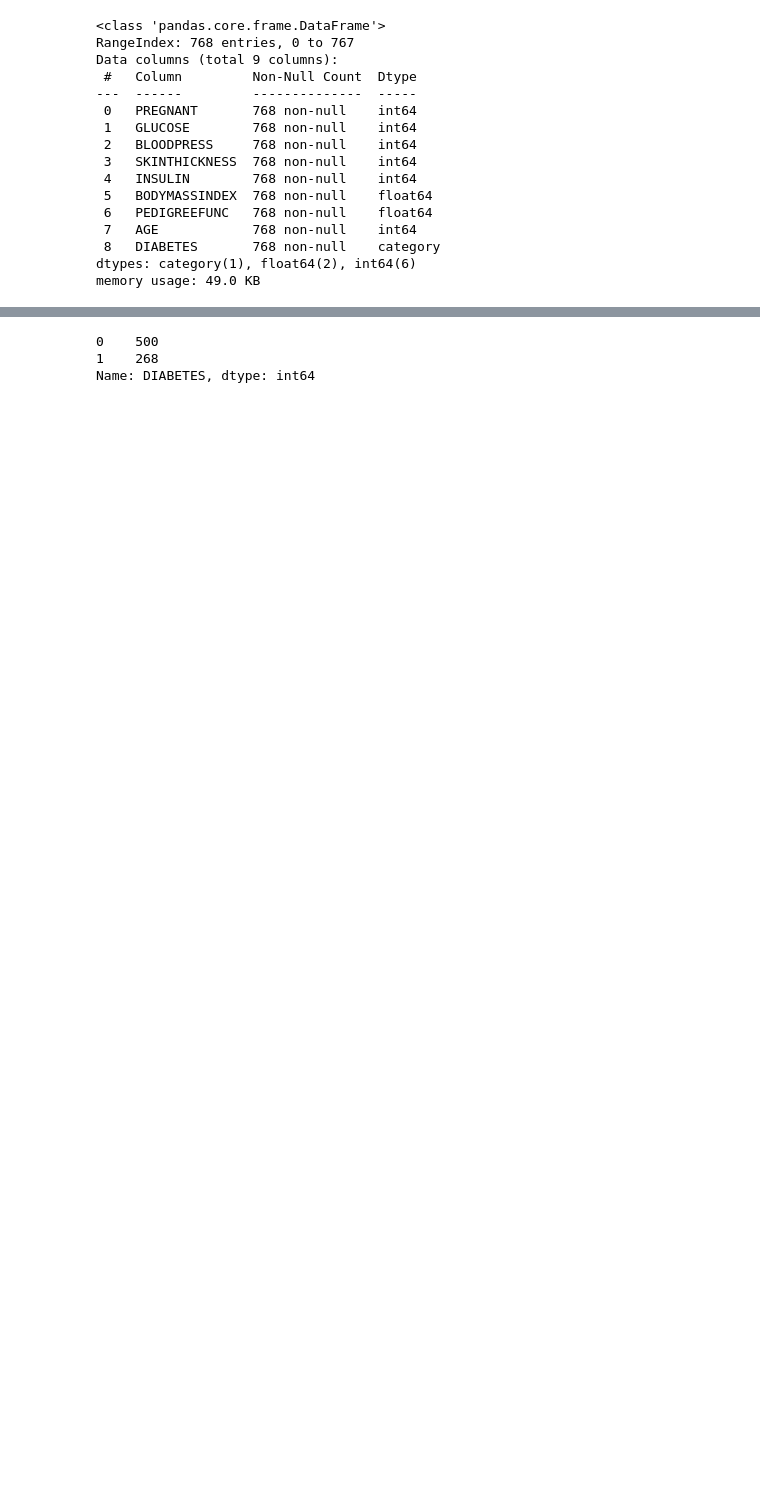
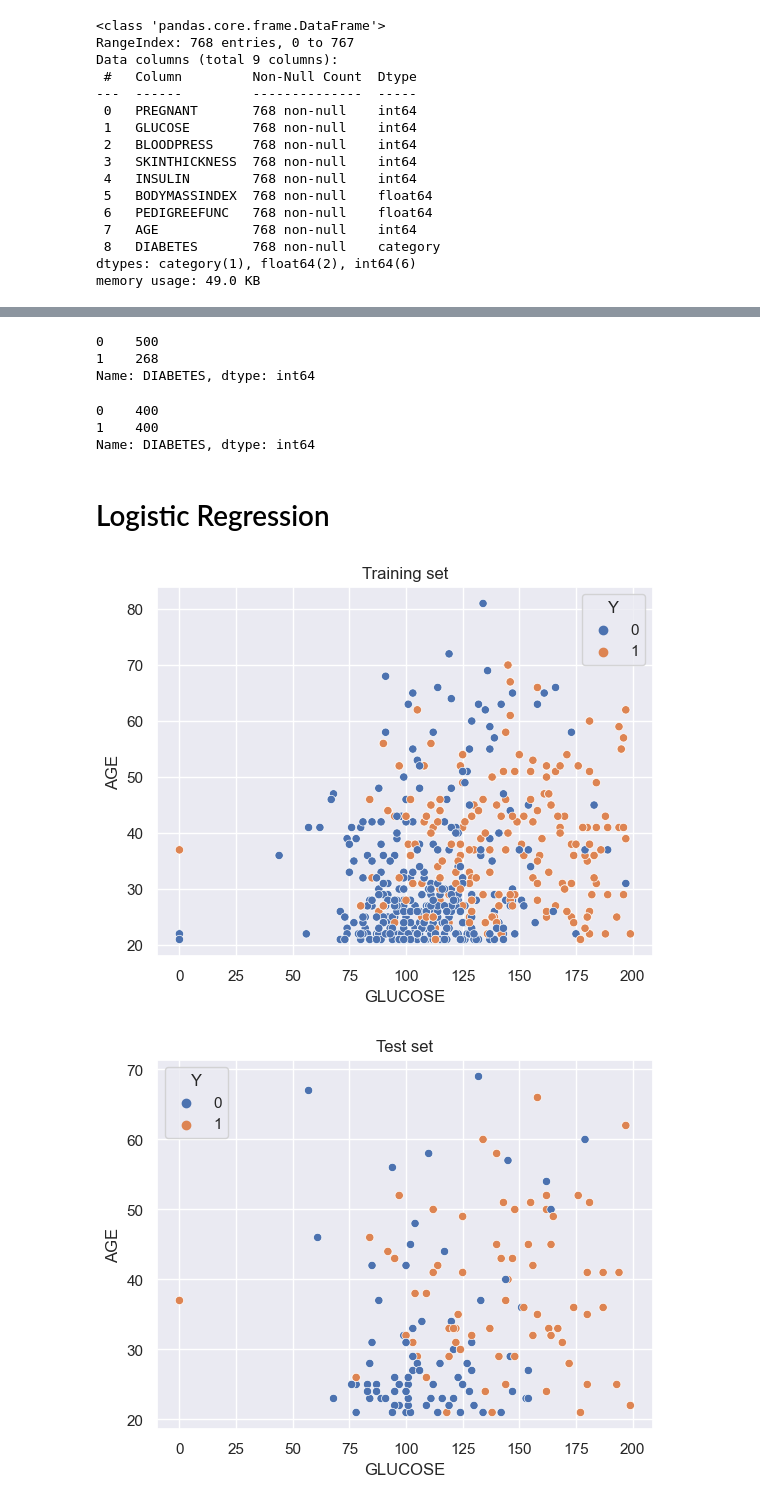
Before and after one commit to frs775/MLIAssingment1, a Jupyter notebook: script.ipynb, the cells around one changed output, grey strips where cells are left out. Drawn from its saved outputs; the diff is of its cells as text; code cells hidden in the pictures; blank space fills up the shorter version.

Commit message:
Logistic Regression

```diff
--- a/script.ipynb
+++ b/script.ipynb
@@ -125,11 +103,25 @@ plt.show()
 # %%
 # Class imbalance
-df['DIABETES'].value_counts()
+print(df['DIABETES'].value_counts())
 # As we can see, class number 0 has double of rows than class number 1 (down-sampling or up-sampling could be used)
+
+# Down-sampling
+dw = resample(df.loc[df.DIABETES == 0, :], replace=False, n_samples=400, random_state=2022)
+
+# Up-sampling
+up = resample(df.loc[df.DIABETES == 1, :], replace=True, n_samples=400, random_state=2022)
+
+# Balanced dataset
+df = pd.concat([dw, up])
+
+df.DIABETES.value_counts()
 # %% [output]
 0    500
 1    268
 Name: DIABETES, dtype: int64
+0    400
+1    400
+Name: DIABETES, dtype: int64
 # %%
 # Train test split
 
@@ -141,7 +133,28 @@ X = df[INPUTS]
 y = df[OUTPUT]
 
 # Split
-X_train, X_test, y_train, y_test = train_test_split(X, y,
-                                                    test_size=0.2,
-                                                    random_state=0,
-                                                    stratify = y)
+X_train, X_test, y_train, y_test = train_test_split(X, y, test_size=0.2, random_state=0, stratify = y)
+# %% [markdown]
+ # Logistic Regression
+# %%
+## Create dataset to store model predictions
+dfTR_eval = X_train.copy()
+dfTR_eval['Y'] = y_train
+dfTS_eval = X_test.copy()
+dfTS_eval['Y'] = y_test
+# %%
+## plot training and test sets.
+# Plot glucose over age. They follow the same distribution in train and test.
+
+# Train plot
+palette = {0:'C0', 1:'C1'} # Color palette
+sns.scatterplot(x = 'GLUCOSE', y = 'AGE', hue = 'Y', data = dfTR_eval, palette=palette).set_title("Training set")
+plt.show()
+
+# Test plot
+plt.figure()
+sns.scatterplot(x = 'GLUCOSE', y = 'AGE', hue = 'Y', data = dfTS_eval, palette=palette).set_title("Test set")
+plt.show()
+# %% [output]
+[figure, added]
+[figure, added]
```
Also changed, not shown: parts of 21 cells of this notebook.
